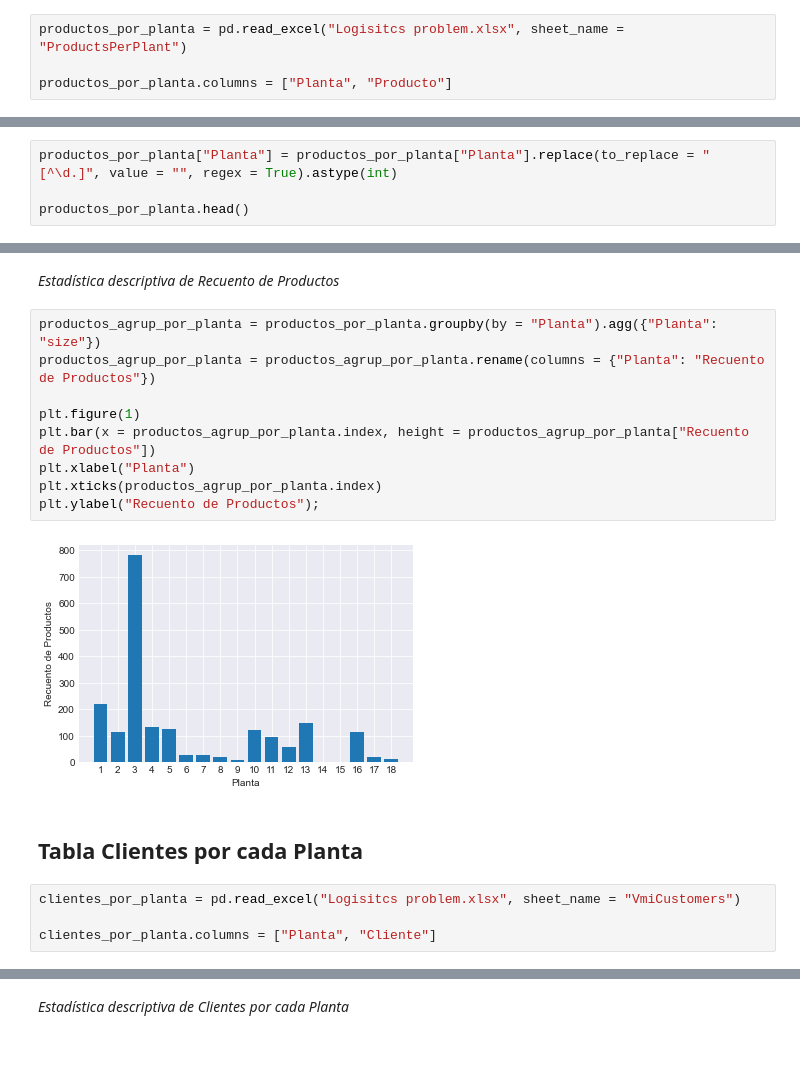
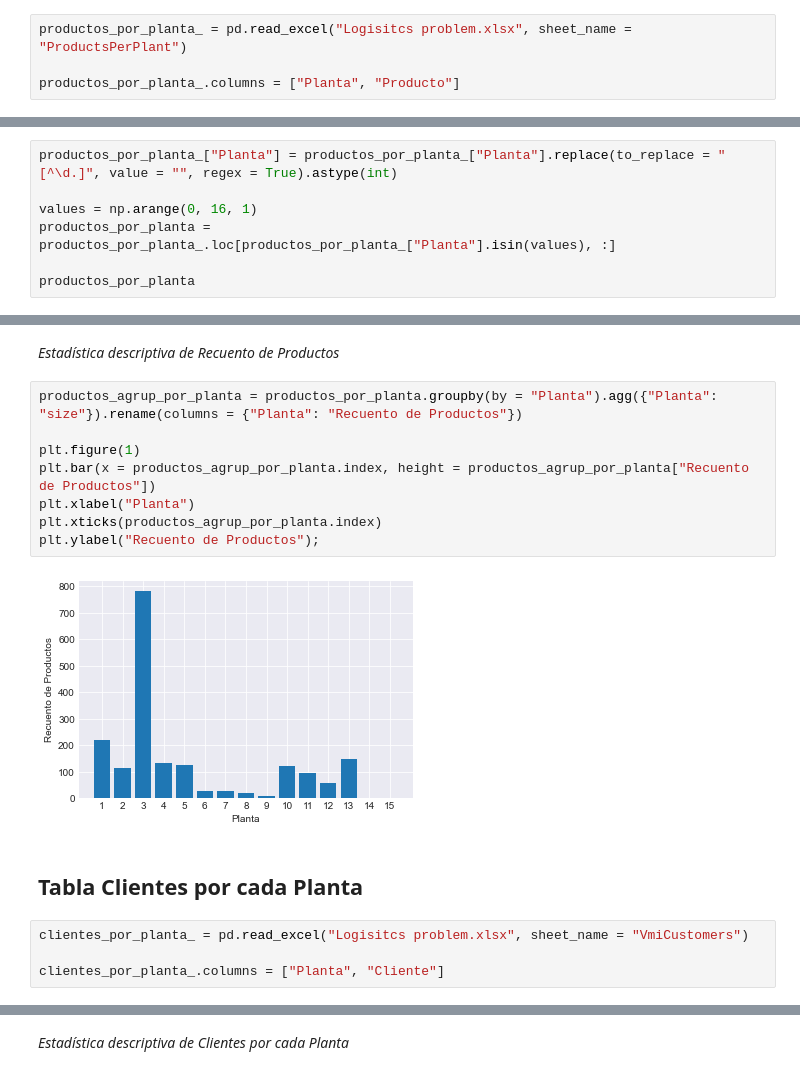
Before and after one commit to hernanrodri/Supply-Chain-Analytics, a Jupyter notebook: Supply Chain Analysis.ipynb, the cells around one changed output, grey strips where cells are left out. Cells and saved outputs as stored; diff of their text form.

```diff
--- a/Supply Chain Analysis.ipynb
+++ b/Supply Chain Analysis.ipynb
@@ -357,7 +383,7 @@ plt.ylabel("Capacidad [pedidos/día]");
 # %% [markdown]
 ## Tabla Productos por cada Planta
 # %%
-productos_por_planta = pd.read_excel("Logisitcs problem.xlsx", sheet_name = "ProductsPerPlant")
+productos_por_planta_ = pd.read_excel("Logisitcs problem.xlsx", sheet_name = "ProductsPerPlant")
 
-productos_por_planta.columns = ["Planta", "Producto"]
+productos_por_planta_.columns = ["Planta", "Producto"]
 # %%
@@ -373,9 +399,12 @@ Data columns (total 2 columns):
 dtypes: int64(1), object(1)
 memory usage: 31.9+ KB
 # %%
-productos_por_planta["Planta"] = productos_por_planta["Planta"].replace(to_replace = "[^\d.]", value = "", regex = True).astype(int)
+productos_por_planta_["Planta"] = productos_por_planta_["Planta"].replace(to_replace = "[^\d.]", value = "", regex = True).astype(int)
 
-productos_por_planta.head()
+values = np.arange(0, 16, 1)
+productos_por_planta = productos_por_planta_.loc[productos_por_planta_["Planta"].isin(values), :]
+
+productos_por_planta
 # %% [output]
 |  | Planta | Producto |
 | 0 | 15 | 1698815 |
@@ -386,20 +422,19 @@ productos_por_planta.head()
 # %% [markdown]
 *Estadística descriptiva de Recuento de Productos*
 # %%
-productos_agrup_por_planta = productos_por_planta.groupby(by = "Planta").agg({"Planta": "size"})
-productos_agrup_por_planta = productos_agrup_por_planta.rename(columns = {"Planta": "Recuento de Productos"})
+productos_agrup_por_planta = productos_por_planta.groupby(by = "Planta").agg({"Planta": "size"}).rename(columns = {"Planta": "Recuento de Productos"})
 
 plt.figure(1)
 plt.bar(x = productos_agrup_por_planta.index, height = productos_agrup_por_planta["Recuento de Productos"])
 plt.xlabel("Planta")
 plt.xticks(productos_agrup_por_planta.index)
 plt.ylabel("Recuento de Productos");
 # %% [output]
-[figure, old version]
+[figure, new version]
 # %% [markdown]
 ## Tabla Clientes por cada Planta
 # %%
-clientes_por_planta = pd.read_excel("Logisitcs problem.xlsx", sheet_name = "VmiCustomers")
+clientes_por_planta_ = pd.read_excel("Logisitcs problem.xlsx", sheet_name = "VmiCustomers")
 
-clientes_por_planta.columns = ["Planta", "Cliente"]
+clientes_por_planta_.columns = ["Planta", "Cliente"]
 # %%
```
Also changed, not shown: parts of 27 cells of this notebook.
